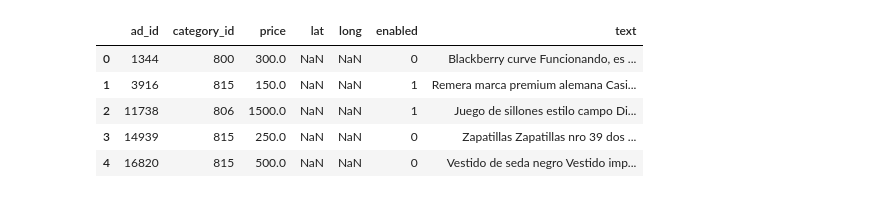
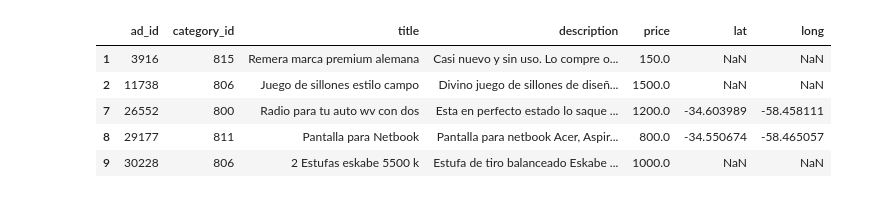
Before and after one commit to kishuagarwal/CompetitiveProgramming, a Jupyter notebook: HackerRank/CodeAndTheCurious/Ads recommendation.ipynb, the cells around one changed output. Cells and saved outputs as stored; diff of their text form; code cells hidden in the pictures.

```diff
--- a/HackerRank/CodeAndTheCurious/Ads recommendation.ipynb
+++ b/HackerRank/CodeAndTheCurious/Ads recommendation.ipynb
@@ -1,2 +1,5 @@
 # %%
 import pandas as pd
+# %%
+ads = pd.read_csv('./ads_data.csv')
+users_messages = pd.read_csv('./user_messages.csv')
@@ -2,0 +10,2 @@ import pandas as pd
+# %%
+ads.drop(['source'], axis=1, inplace=True)
@@ -2,0 +75,2 @@ import pandas as pd
+# %%
+enabled_ads = ads[ads['enabled'] == 1]
@@ -11,10 +176,12 @@ ads.description.fillna('',inplace=True)
+# %%
+enabled_ads.drop(['enabled'], axis=1, inplace=True)
 # %%
-ads.head()
+enabled_ads.head()
 # %% [output]
-|  | ad_id | category_id | price | lat | long | enabled | text |
-| 0 | 1344 | 800 | 300.0 | NaN | NaN | 0 | Blackberry curve Funcionando, es ... |
-| 1 | 3916 | 815 | 150.0 | NaN | NaN | 1 | Remera marca premium alemana Casi... |
-| 2 | 11738 | 806 | 1500.0 | NaN | NaN | 1 | Juego de sillones estilo campo Di... |
-| 3 | 14939 | 815 | 250.0 | NaN | NaN | 0 | Zapatillas Zapatillas nro 39 dos ... |
-| 4 | 16820 | 815 | 500.0 | NaN | NaN | 0 | Vestido de seda negro Vestido imp... |
+|  | ad_id | category_id | title | description | price | lat | long |
+| 1 | 3916 | 815 | Remera marca premium alemana | Casi nuevo y sin uso. Lo compre o... | 150.0 | NaN | NaN |
+| 2 | 11738 | 806 | Juego de sillones estilo campo | Divino juego de sillones de diseñ... | 1500.0 | NaN | NaN |
+| 7 | 26552 | 800 | Radio para tu auto wv con dos | Esta en perfecto estado lo saque ... | 1200.0 | -34.603989 | -58.458111 |
+| 8 | 29177 | 811 | Pantalla para Netbook | Pantalla para netbook Acer, Aspir... | 800.0 | -34.550674 | -58.465057 |
+| 9 | 30228 | 806 | 2 Estufas eskabe 5500 k | Estufa de tiro balanceado Eskabe ... | 1000.0 | NaN | NaN |
 # %%
```
Also changed, not shown: parts of 51 cells of this notebook, 8 other files.
